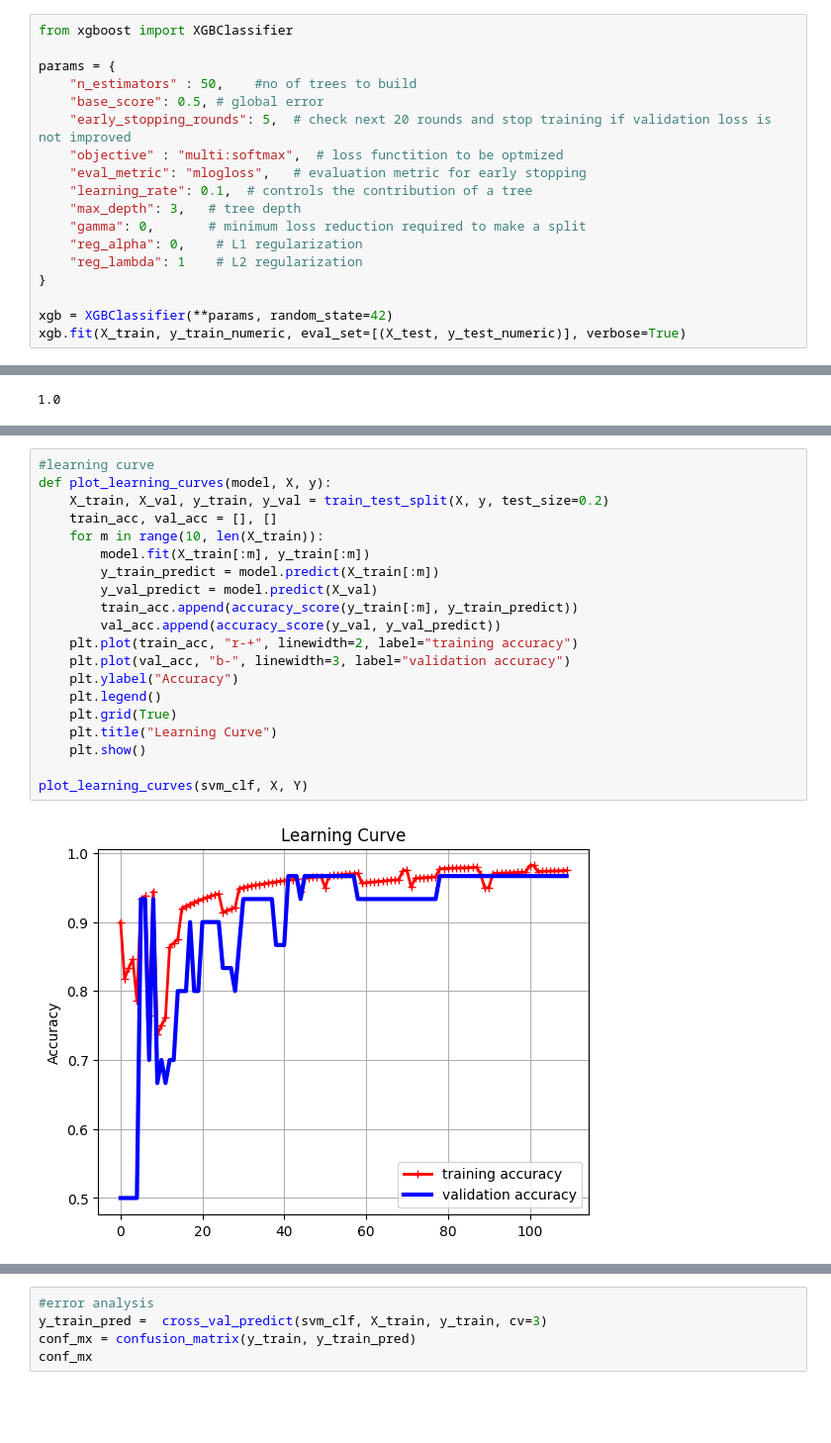
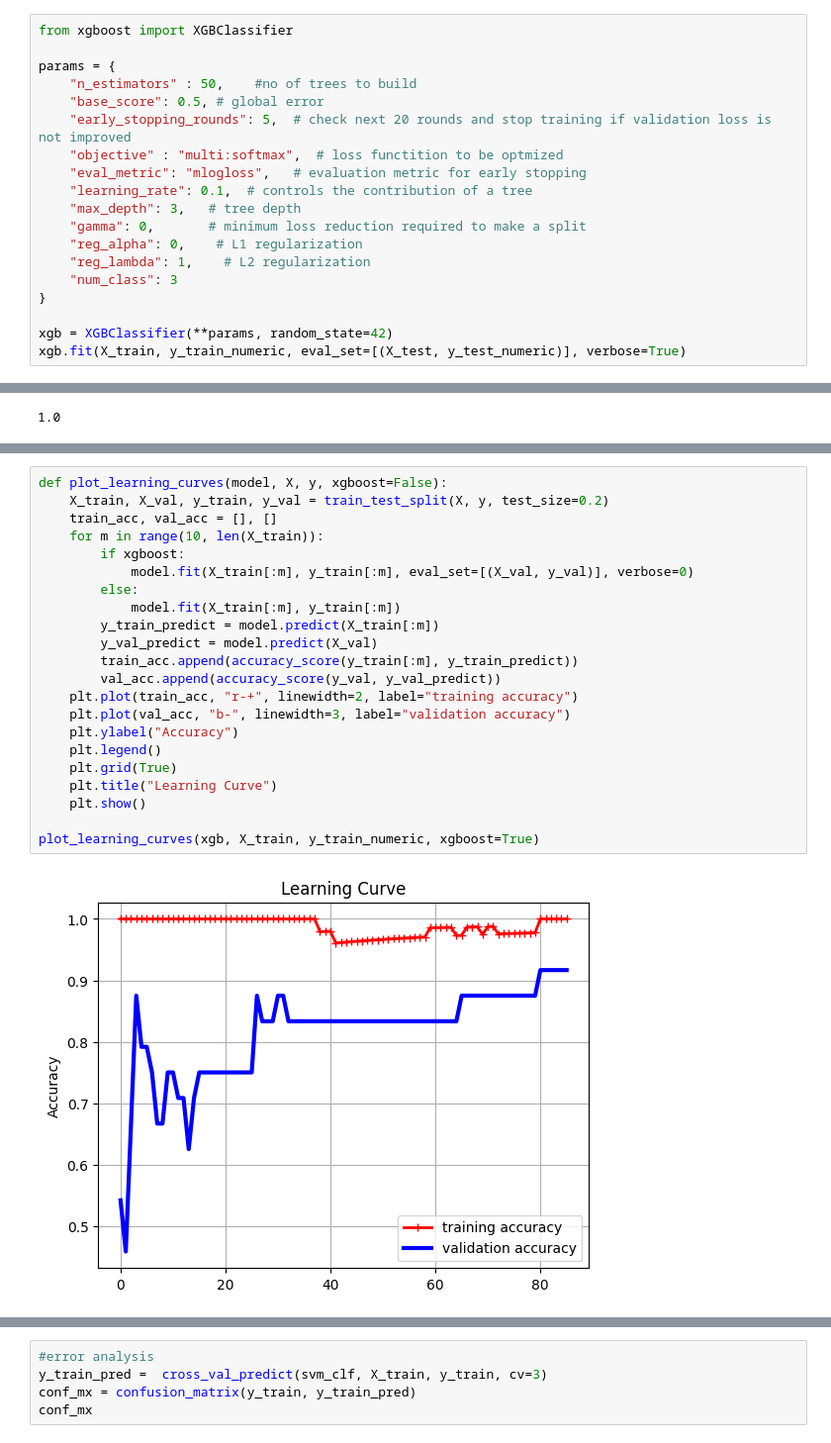
Before and after one commit to EdwinVivek/ML-hands-on-notebooks, a Jupyter notebook: Multiclass classification/iris-prediction.ipynb, the cells around one changed output, grey strips where cells are left out. Shown at 99% size. Drawn from its saved outputs; the diff is of its cells as text; blank space fills up the shorter version.

```diff
--- a/Multiclass classification/iris-prediction.ipynb
+++ b/Multiclass classification/iris-prediction.ipynb
@@ -894,7 +894,8 @@ params = {
     "max_depth": 3,   # tree depth
     "gamma": 0,       # minimum loss reduction required to make a split
     "reg_alpha": 0,    # L1 regularization
-    "reg_lambda": 1    # L2 regularization
+    "reg_lambda": 1,    # L2 regularization
+    "num_class": 3
 }
 
 xgb = XGBClassifier(**params, random_state=42)
@@ -1005,22 +1007,24 @@ roc_auc_score(y_test, y_probs, multi_class='ovr')
 # %%
-#learning curve
-def plot_learning_curves(model, X, y):
+def plot_learning_curves(model, X, y, xgboost=False):
     X_train, X_val, y_train, y_val = train_test_split(X, y, test_size=0.2)
     train_acc, val_acc = [], []
     for m in range(10, len(X_train)):
-        model.fit(X_train[:m], y_train[:m])
+        if xgboost:
+            model.fit(X_train[:m], y_train[:m], eval_set=[(X_val, y_val)], verbose=0)
+        else:
+            model.fit(X_train[:m], y_train[:m])
         y_train_predict = model.predict(X_train[:m])
         y_val_predict = model.predict(X_val)
         train_acc.append(accuracy_score(y_train[:m], y_train_predict))
         val_acc.append(accuracy_score(y_val, y_val_predict))
     plt.plot(train_acc, "r-+", linewidth=2, label="training accuracy")
     plt.plot(val_acc, "b-", linewidth=3, label="validation accuracy")
     plt.ylabel("Accuracy")
     plt.legend()
     plt.grid(True)
     plt.title("Learning Curve")
     plt.show()
 
-plot_learning_curves(svm_clf, X, Y)
+plot_learning_curves(xgb, X_train, y_train_numeric, xgboost=True)
 # %% [output]
-[figure, old version]
+[figure, new version]
```
Also changed, not shown: parts of 17 cells of this notebook, 1 other file.
